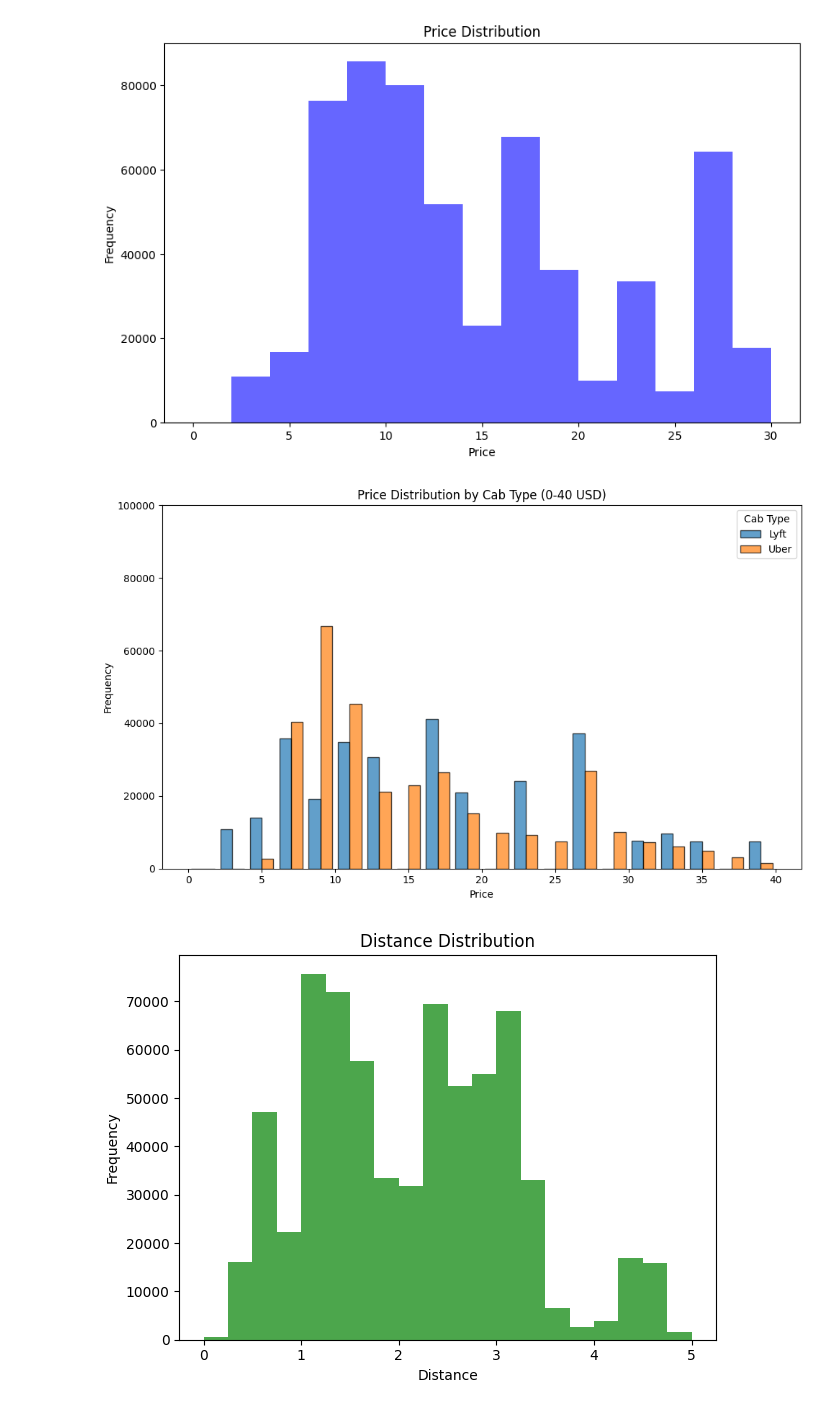
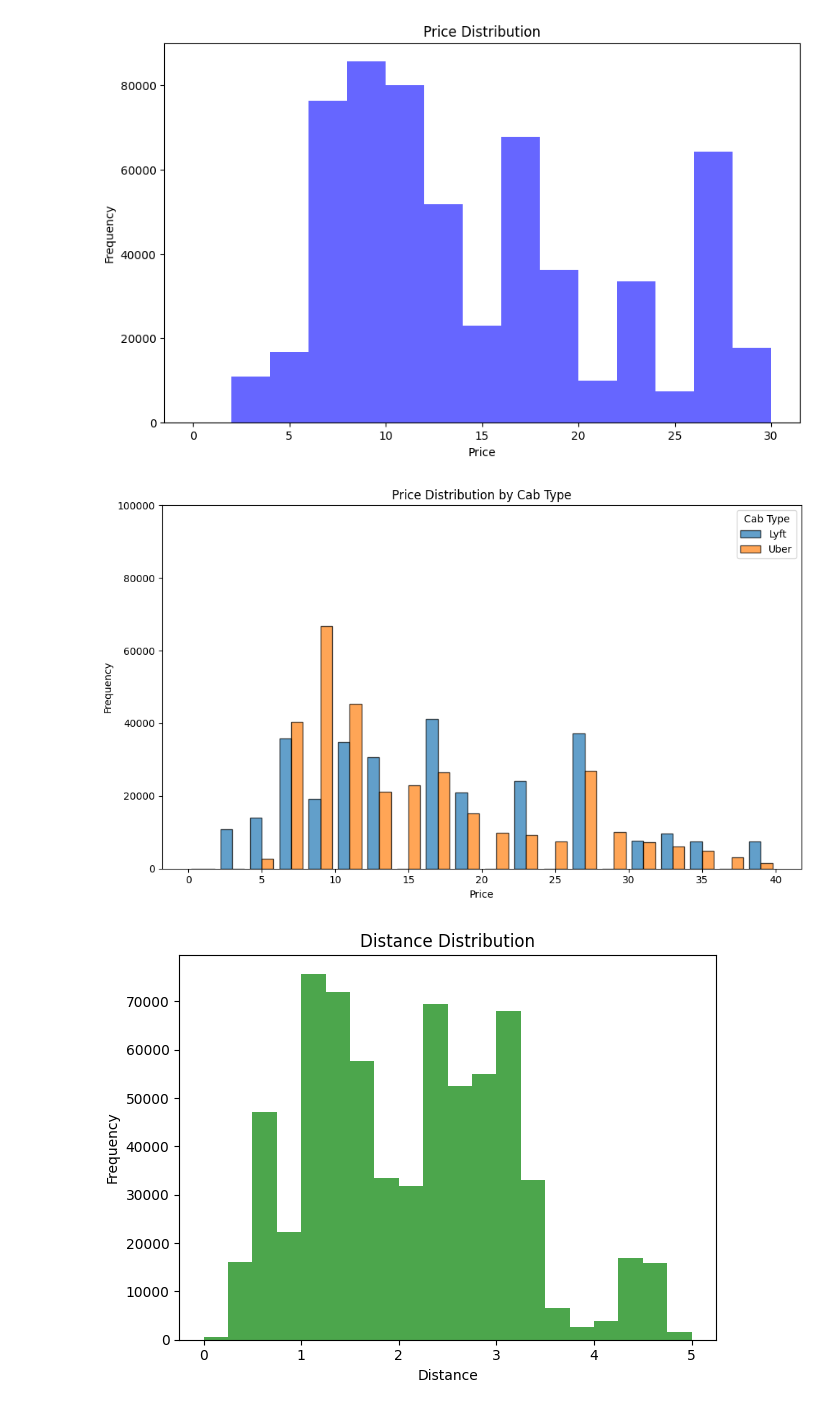
Before and after one commit to VyshnaviBasude/Team-TrailBlazers, a Jupyter notebook: Univaraint_Numerical.ipynb, the cells around one changed output. Drawn from its saved outputs; the diff is of its cells as text; code cells hidden in the pictures.

```diff
--- a/Univaraint_Numerical.ipynb
+++ b/Univaraint_Numerical.ipynb
@@ -44,34 +44,34 @@ Text(0, 0.5, 'Frequency')
 # %%
 
 import matplotlib.pyplot as plt
 
 plt.figure(figsize=(10, 6))
 
 # Define the data
 cab_types = df['cab_type'].unique()
 
 # Set the number of bins for the price histogram
 num_bins = 20
 
 # Create a list of data for each cab type
 data = [df[(df['cab_type'] == cab_type) & (df['price'] >= 0) & (df['price'] <= 40)]['price'] for cab_type in cab_types]
 
 # Plot the histograms with specified ranges
 plt.hist(data, bins=num_bins, range=(0, 40), alpha=0.7, label=cab_types, edgecolor='black')
 
 # Set the y-axis limit to 100,000
 plt.ylim(0, 100000)
 
 # Add labels and title
-plt.title('Price Distribution by Cab Type (0-40 USD)')
+plt.title('Price Distribution by Cab Type')
 plt.xlabel('Price')
 plt.ylabel('Frequency')
 plt.legend(title='Cab Type')
 
 plt.tight_layout()
 plt.show()
 # %% [output]
-[figure, old version]
+[figure, new version]
 # %%
 # Histogram for 'distance'
 
```
